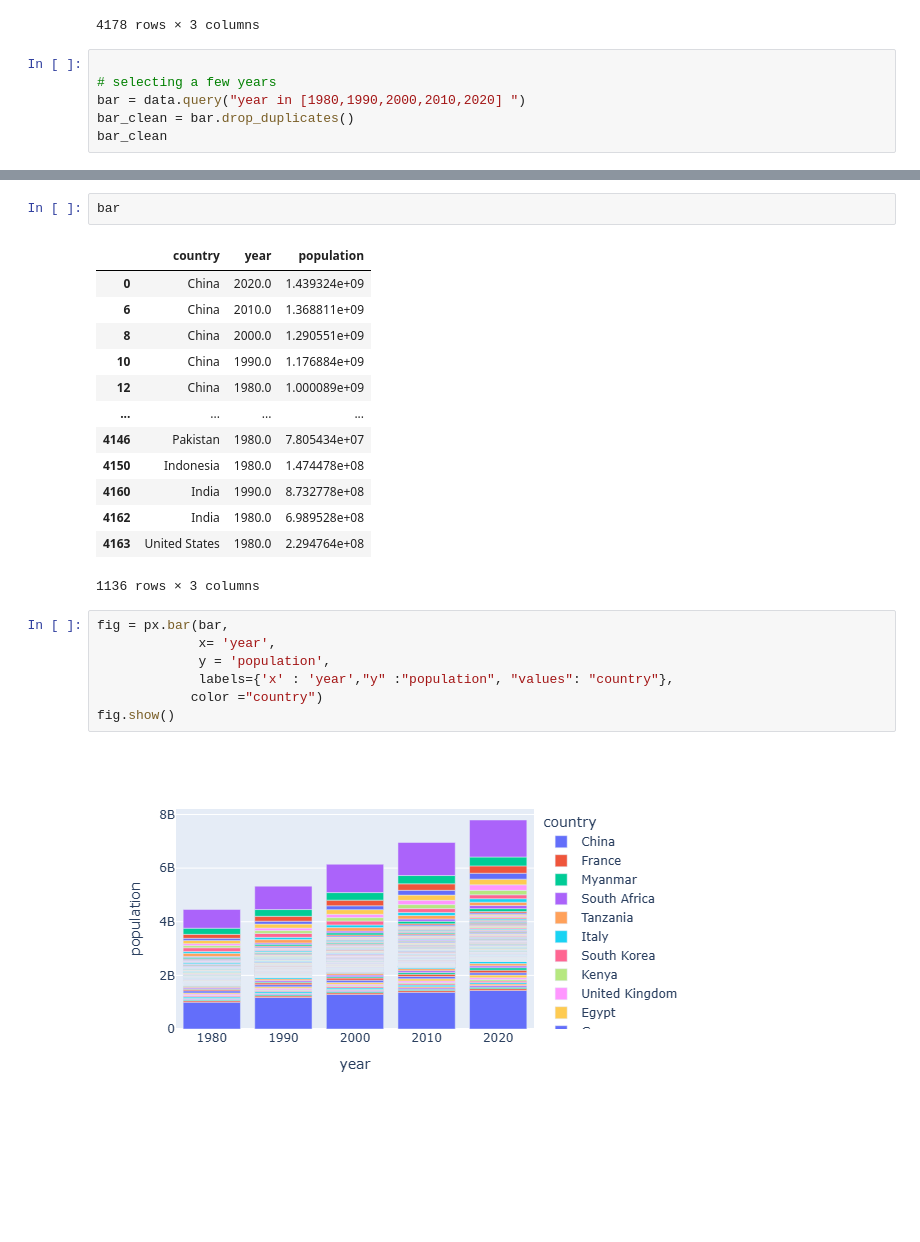
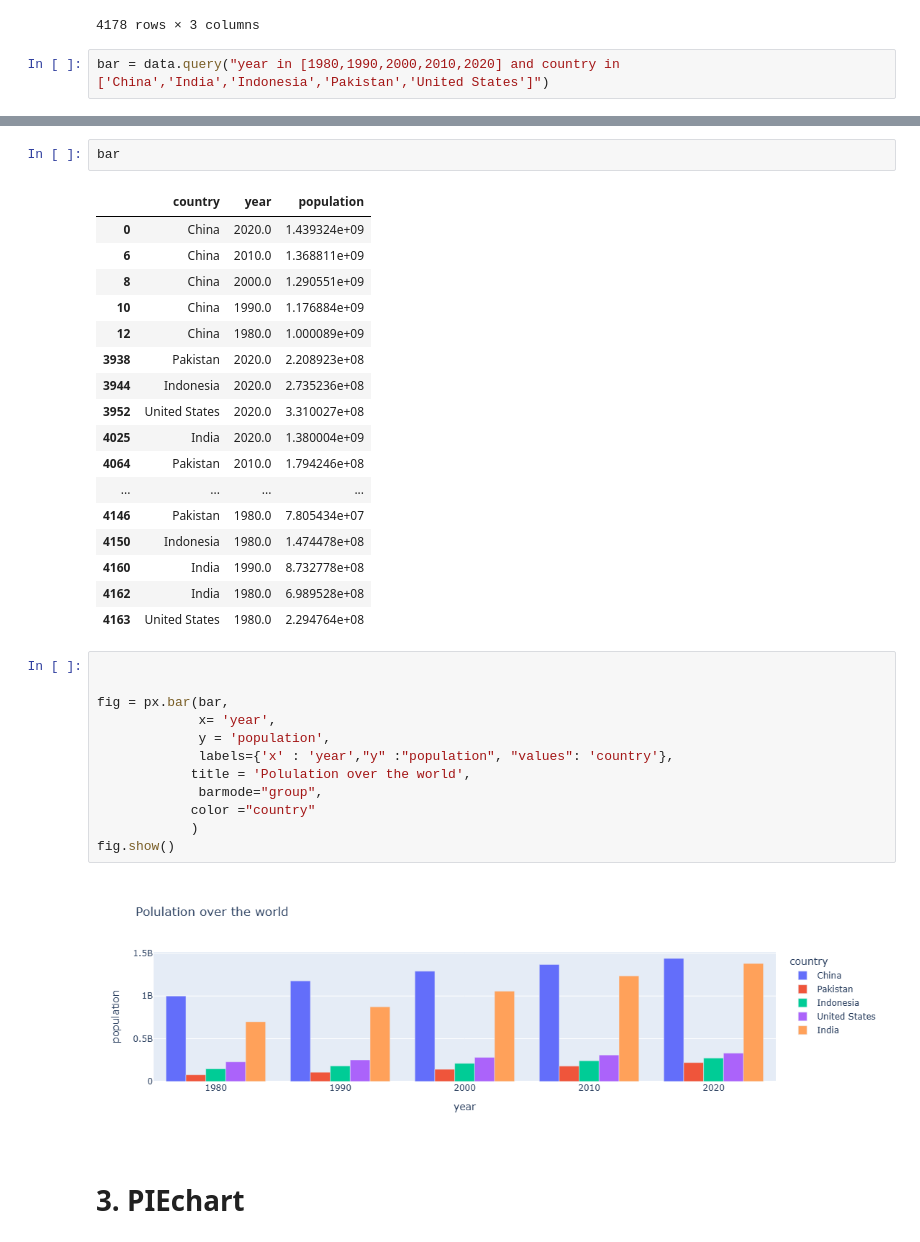
Before and after one commit to MUNYEMANA12/data-visualization, a Jupyter notebook: visualization.ipynb, the cells around one changed output, grey strips where cells are left out. Cells and saved outputs as stored; diff of their text form; blank space fills up the shorter version.

```diff
--- a/visualization.ipynb
+++ b/visualization.ipynb
@@ -110,8 +110,4 @@ data
 | 4184 | India | 1955.0 | 4.098806e+08 |
 4178 rows × 3 columns
 # %%
-
-# selecting a few years
-bar = data.query("year in [1980,1990,2000,2010,2020] ")
-bar_clean = bar.drop_duplicates()
-bar_clean
+bar = data.query("year in [1980,1990,2000,2010,2020] and country in ['China','India','Indonesia','Pakistan','United States']")
@@ -138,19 +120,30 @@ bar
 | 8 | China | 2000.0 | 1.290551e+09 |
 | 10 | China | 1990.0 | 1.176884e+09 |
 | 12 | China | 1980.0 | 1.000089e+09 |
+| 3938 | Pakistan | 2020.0 | 2.208923e+08 |
+| 3944 | Indonesia | 2020.0 | 2.735236e+08 |
+| 3952 | United States | 2020.0 | 3.310027e+08 |
+| 4025 | India | 2020.0 | 1.380004e+09 |
+| 4064 | Pakistan | 2010.0 | 1.794246e+08 |
 | ... | ... | ... | ... |
 | 4146 | Pakistan | 1980.0 | 7.805434e+07 |
 | 4150 | Indonesia | 1980.0 | 1.474478e+08 |
 | 4160 | India | 1990.0 | 8.732778e+08 |
 | 4162 | India | 1980.0 | 6.989528e+08 |
 | 4163 | United States | 1980.0 | 2.294764e+08 |
-1136 rows × 3 columns
 # %%
+
+
 fig = px.bar(bar,
              x= 'year',
              y = 'population',
-             labels={'x' : 'year',"y" :"population", "values": "country"},
-            color ="country")
+             labels={'x' : 'year',"y" :"population", "values": 'country'},
+            title = 'Polulation over the world',
+             barmode="group",
+            color ="country"
+            )
 fig.show()
 # %% [output]
-[figure, old version]
+[figure, new version]
+# %% [markdown]
+# 3. PIEchart
```
Also changed, not shown: parts of 14 cells of this notebook.
